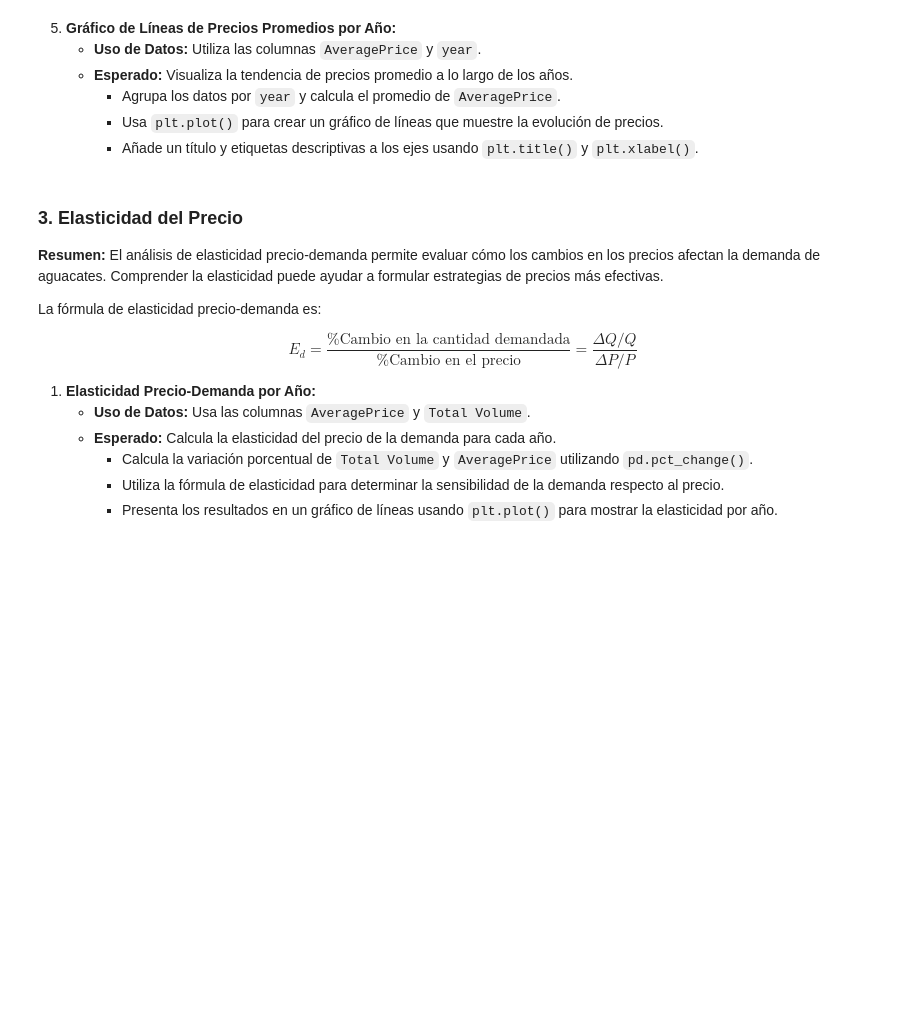
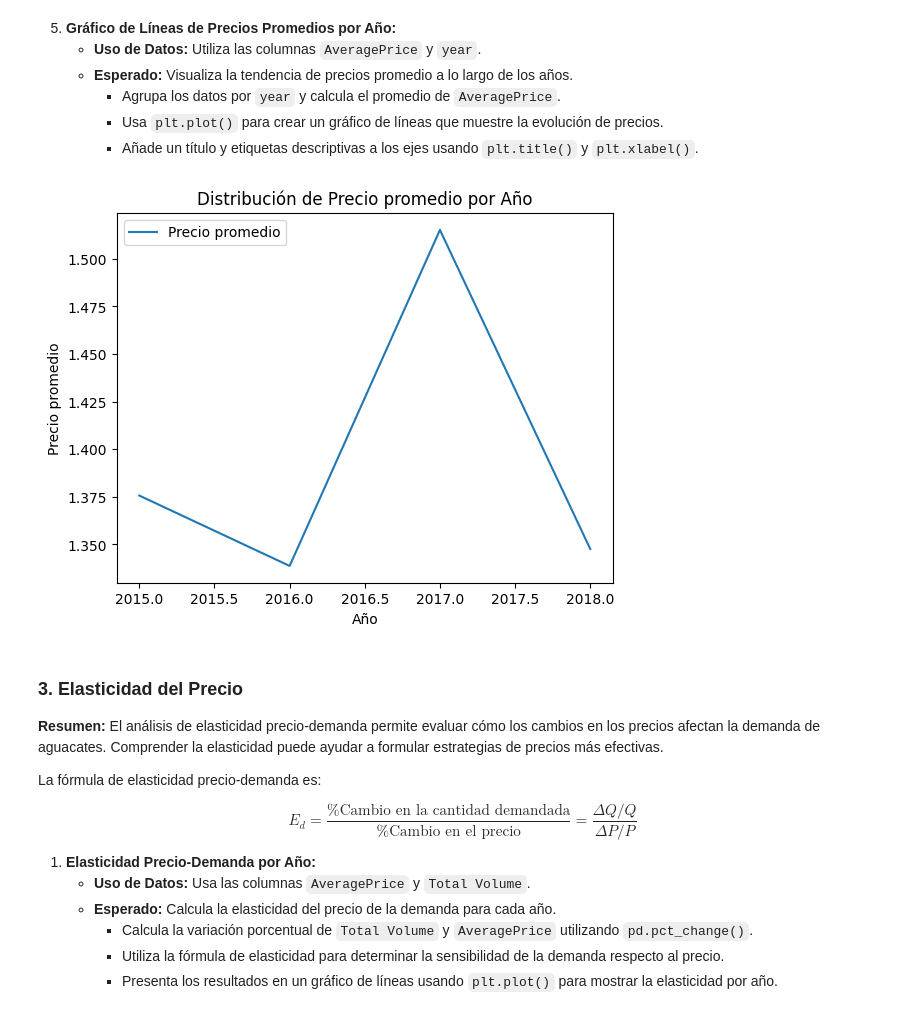
Before and after one commit to germanztz/data-science-uoc-avocado, a Jupyter notebook: german.ipynb, the cells around one changed output. Drawn from its saved outputs; the diff is of its cells as text; code cells hidden in the pictures; blank space fills up the shorter version.

```diff
--- a/german.ipynb
+++ b/german.ipynb
@@ -252,6 +252,14 @@ plt.show()
      - Agrupa los datos por `year` y calcula el promedio de `AveragePrice`.
      - Usa `plt.plot()` para crear un gráfico de líneas que muestre la evolución de precios.
      - Añade un título y etiquetas descriptivas a los ejes usando `plt.title()` y `plt.xlabel()`.
+# %%
+AveragePrice_yearly.mean().plot(legend=True, label="Precio promedio")
+plt.title("Distribución de Precio promedio por Año")
+plt.xlabel("Año")
+plt.ylabel("Precio promedio")
+plt.show()
+# %% [output]
+[figure, added]
 # %% [markdown]
 ### 3. **Elasticidad del Precio**
 **Resumen:** El análisis de elasticidad precio-demanda permite evaluar cómo los cambios en los precios afectan la demanda de aguacates. Comprender la elasticidad puede ayudar a formular estrategias de precios más efectivas.
```
Also changed, not shown: parts of 3 cells of this notebook.
